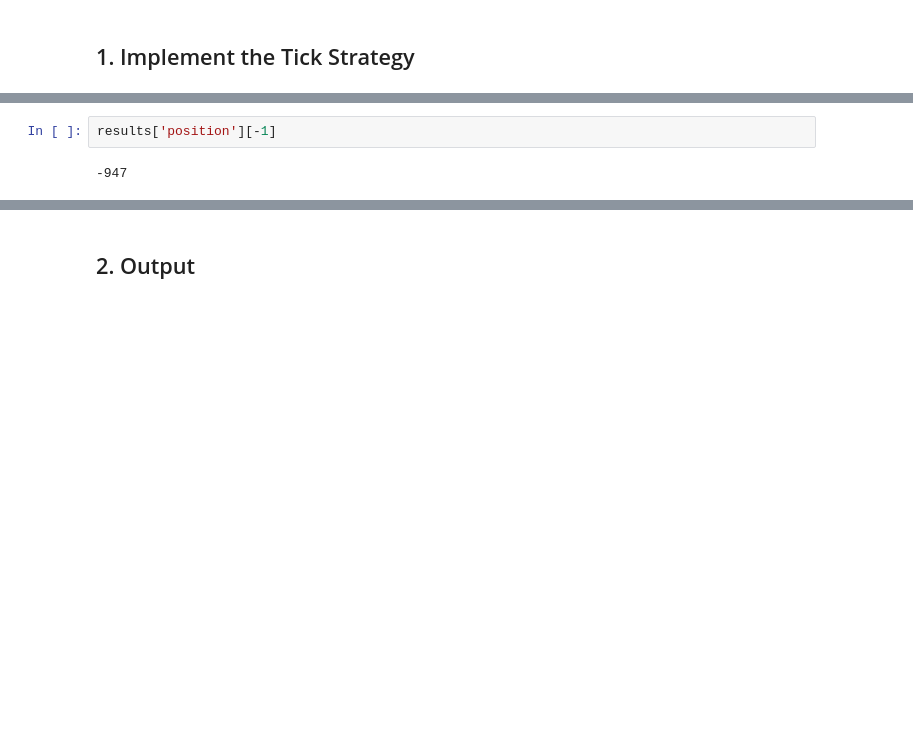
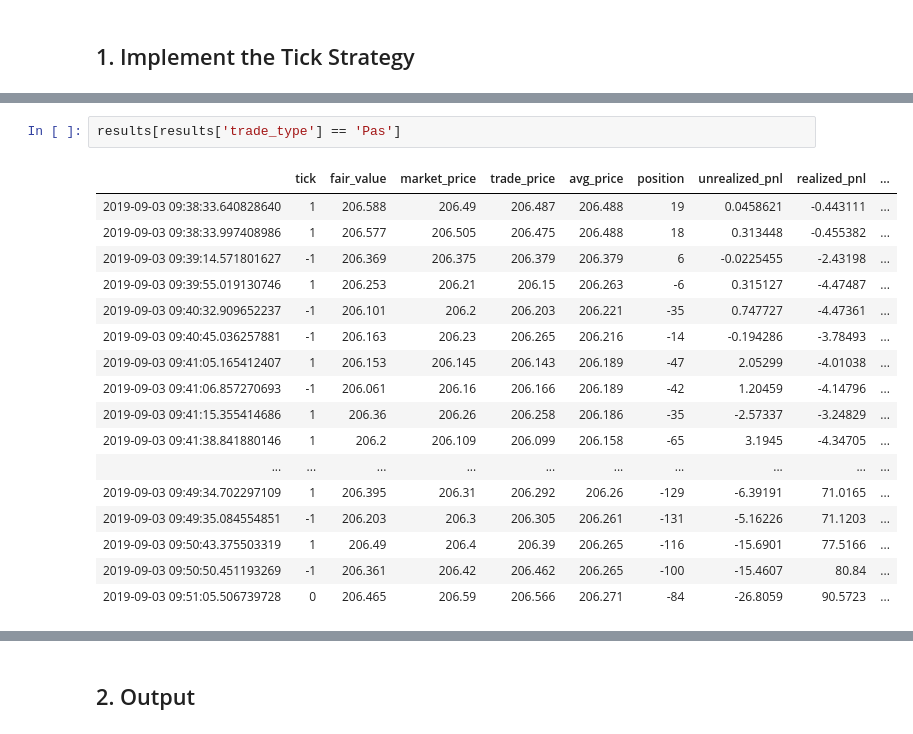
Before and after one commit to Zhehao97/AlgorithmicTrading_hw2, a Jupyter notebook: 2.Tick Strategy.ipynb, the cells around one changed output, grey strips where cells are left out. Drawn from its saved outputs; the diff is of its cells as text; blank space fills up the shorter version.

```diff
--- a/2.Tick Strategy.ipynb
+++ b/2.Tick Strategy.ipynb
@@ -81,4 +81,20 @@ results
-# %%
-results['position'][-1]
-# %% [output]
--947
+# %%
+results[results['trade_type'] == 'Pas']
+# %% [output]
+|  | tick | fair_value | market_price | trade_price | avg_price | position | unrealized_pnl | realized_pnl | ... |
+| 2019-09-03 09:38:33.640828640 | 1 | 206.588 | 206.49 | 206.487 | 206.488 | 19 | 0.0458621 | -0.443111 | ... |
+| 2019-09-03 09:38:33.997408986 | 1 | 206.577 | 206.505 | 206.475 | 206.488 | 18 | 0.313448 | -0.455382 | ... |
+| 2019-09-03 09:39:14.571801627 | -1 | 206.369 | 206.375 | 206.379 | 206.379 | 6 | -0.0225455 | -2.43198 | ... |
+| 2019-09-03 09:39:55.019130746 | 1 | 206.253 | 206.21 | 206.15 | 206.263 | -6 | 0.315127 | -4.47487 | ... |
+| 2019-09-03 09:40:32.909652237 | -1 | 206.101 | 206.2 | 206.203 | 206.221 | -35 | 0.747727 | -4.47361 | ... |
+| 2019-09-03 09:40:45.036257881 | -1 | 206.163 | 206.23 | 206.265 | 206.216 | -14 | -0.194286 | -3.78493 | ... |
+| 2019-09-03 09:41:05.165412407 | 1 | 206.153 | 206.145 | 206.143 | 206.189 | -47 | 2.05299 | -4.01038 | ... |
+| 2019-09-03 09:41:06.857270693 | -1 | 206.061 | 206.16 | 206.166 | 206.189 | -42 | 1.20459 | -4.14796 | ... |
+| 2019-09-03 09:41:15.355414686 | 1 | 206.36 | 206.26 | 206.258 | 206.186 | -35 | -2.57337 | -3.24829 | ... |
+| 2019-09-03 09:41:38.841880146 | 1 | 206.2 | 206.109 | 206.099 | 206.158 | -65 | 3.1945 | -4.34705 | ... |
+| ... | ... | ... | ... | ... | ... | ... | ... | ... | ... |
+| 2019-09-03 09:49:34.702297109 | 1 | 206.395 | 206.31 | 206.292 | 206.26 | -129 | -6.39191 | 71.0165 | ... |
+| 2019-09-03 09:49:35.084554851 | -1 | 206.203 | 206.3 | 206.305 | 206.261 | -131 | -5.16226 | 71.1203 | ... |
+| 2019-09-03 09:50:43.375503319 | 1 | 206.49 | 206.4 | 206.39 | 206.265 | -116 | -15.6901 | 77.5166 | ... |
+| 2019-09-03 09:50:50.451193269 | -1 | 206.361 | 206.42 | 206.462 | 206.265 | -100 | -15.4607 | 80.84 | ... |
+| 2019-09-03 09:51:05.506739728 | 0 | 206.465 | 206.59 | 206.566 | 206.271 | -84 | -26.8059 | 90.5723 | ... |
```
Also changed, not shown: parts of 5 cells of this notebook, 1 other file.
